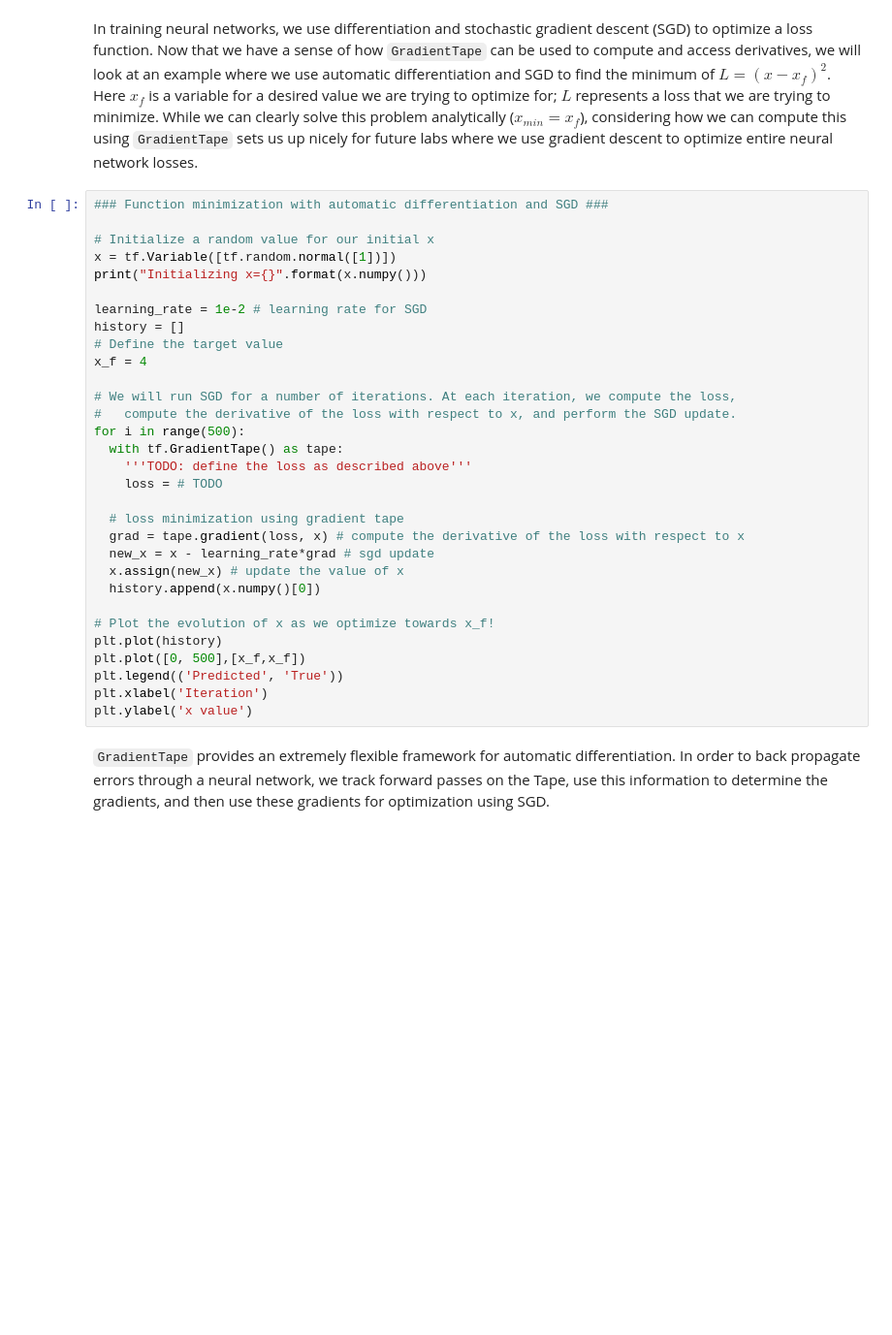
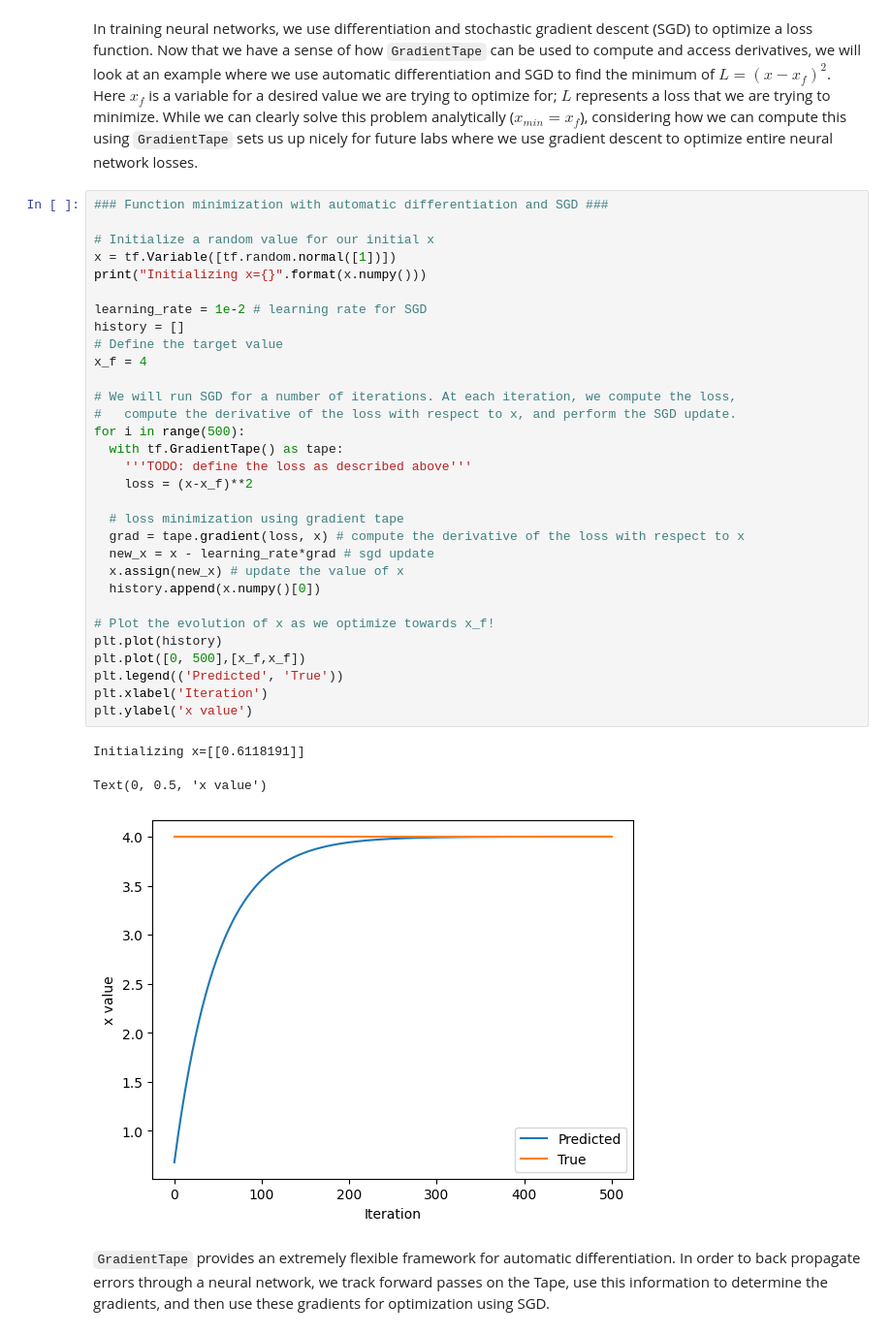
Before and after one commit to tltommu/Deep-learning-course, a Jupyter notebook: Exercise-1.ipynb, the cells around one changed output. Shown at 97% size. Cells and saved outputs as stored; diff of their text form; blank space fills up the shorter version.

```diff
--- a/Exercise-1.ipynb
+++ b/Exercise-1.ipynb
@@ -310,33 +339,37 @@ In training neural networks, we use differentiation and stochastic gradient desc
 # %%
 ### Function minimization with automatic differentiation and SGD ###
 
 # Initialize a random value for our initial x
 x = tf.Variable([tf.random.normal([1])])
 print("Initializing x={}".format(x.numpy()))
 
 learning_rate = 1e-2 # learning rate for SGD
 history = []
 # Define the target value
 x_f = 4
 
 # We will run SGD for a number of iterations. At each iteration, we compute the loss,
 #   compute the derivative of the loss with respect to x, and perform the SGD update.
 for i in range(500):
   with tf.GradientTape() as tape:
     '''TODO: define the loss as described above'''
-    loss = # TODO
+    loss = (x-x_f)**2
 
   # loss minimization using gradient tape
   grad = tape.gradient(loss, x) # compute the derivative of the loss with respect to x
   new_x = x - learning_rate*grad # sgd update
   x.assign(new_x) # update the value of x
   history.append(x.numpy()[0])
 
 # Plot the evolution of x as we optimize towards x_f!
 plt.plot(history)
 plt.plot([0, 500],[x_f,x_f])
 plt.legend(('Predicted', 'True'))
 plt.xlabel('Iteration')
 plt.ylabel('x value')
+# %% [output]
+Initializing x=[[0.6118191]]
+Text(0, 0.5, 'x value')
+[figure, added]
 # %% [markdown]
 `GradientTape` provides an extremely flexible framework for automatic differentiation. In order to back propagate errors through a neural network, we track forward passes on the Tape, use this information to determine the gradients, and then use these gradients for optimization using SGD.
```
Also changed, not shown: parts of 13 cells of this notebook.
